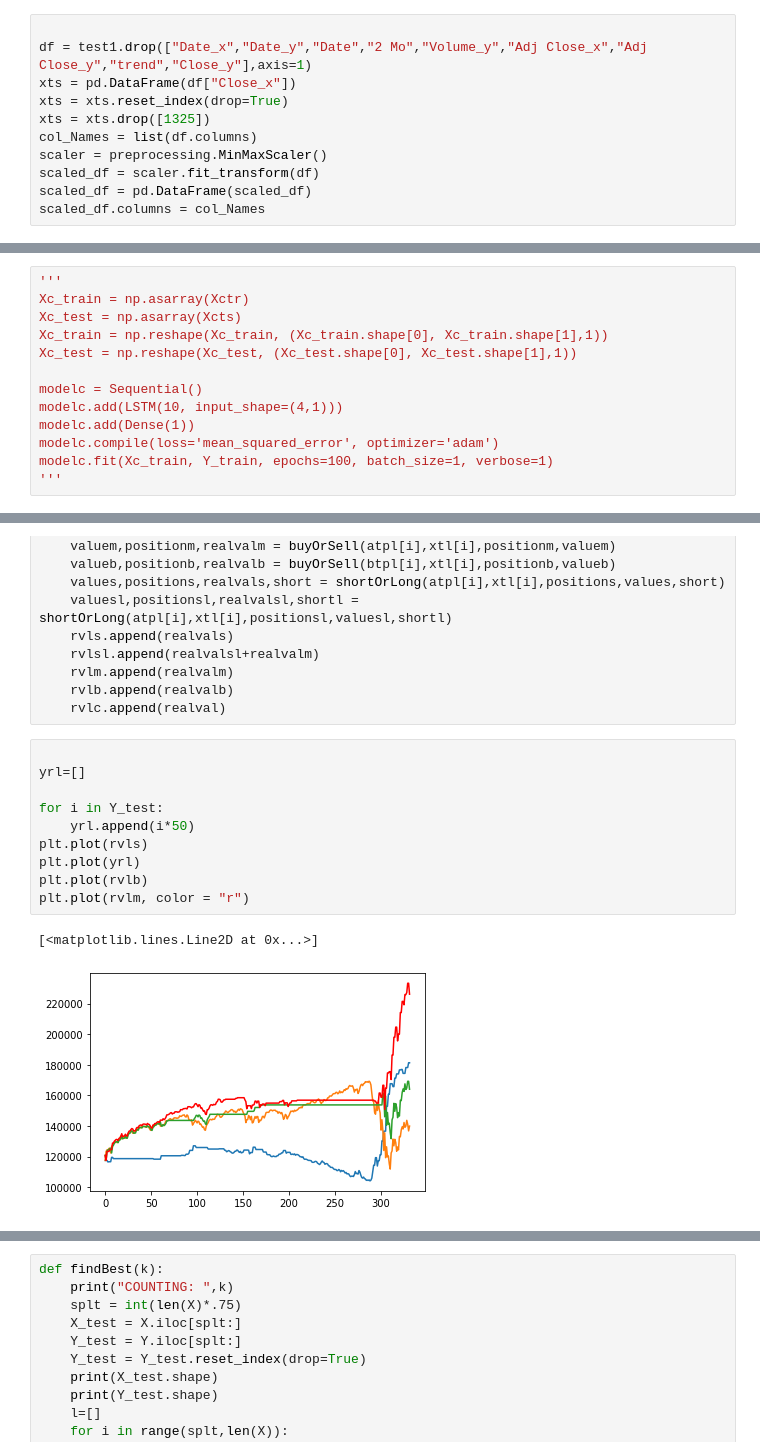
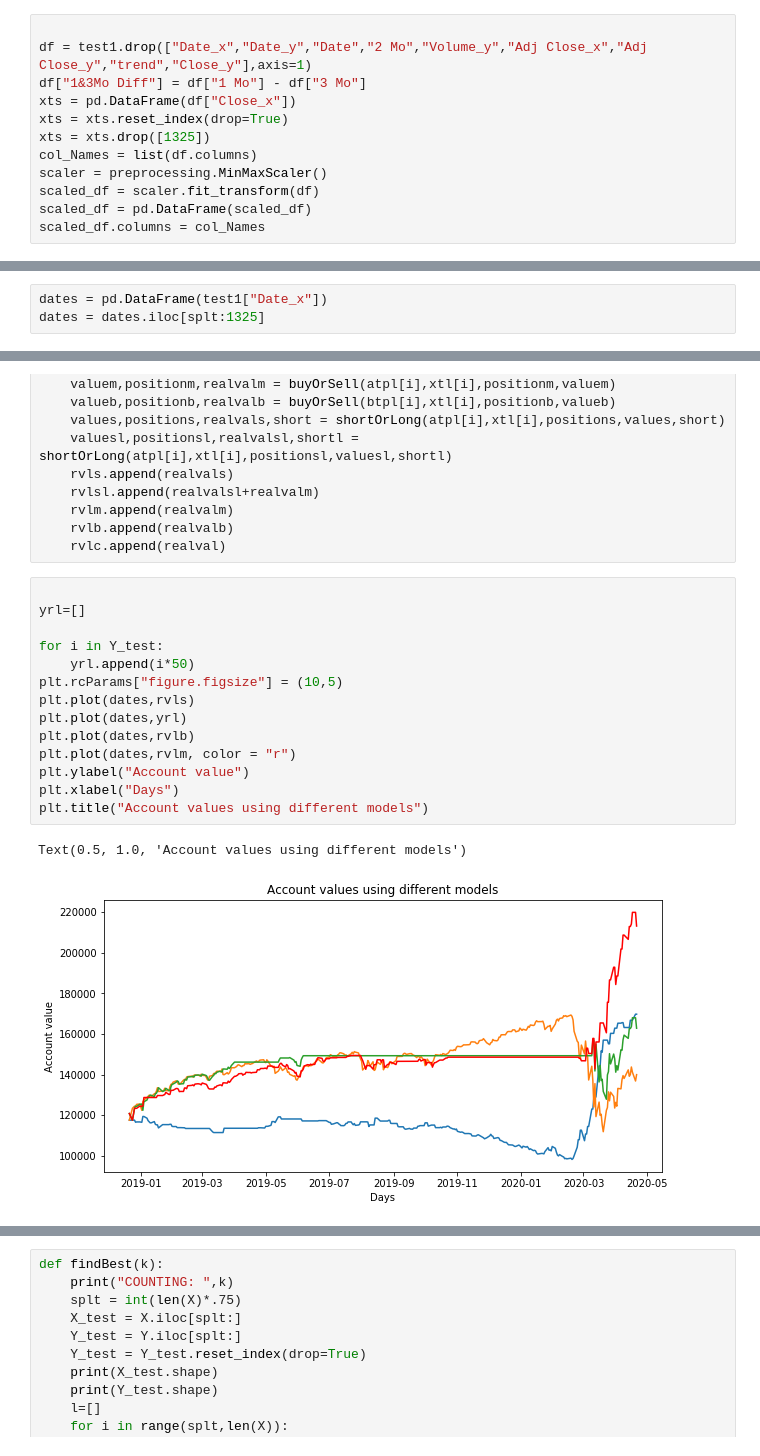
Before and after one commit to akframe123/bigdataproject, a Jupyter notebook: project.ipynb, the cells around one changed output, grey strips where cells are left out. Saved outputs shown, nothing was run; the diff lists cells and outputs as text.

```diff
--- a/project.ipynb
+++ b/project.ipynb
@@ -496,6 +460,7 @@ test1
 # %%
 
 df = test1.drop(["Date_x","Date_y","Date","2 Mo","Volume_y","Adj Close_x","Adj Close_y","trend","Close_y"],axis=1)
+df["1&3Mo Diff"] = df["1 Mo"] - df["3 Mo"]
 xts = pd.DataFrame(df["Close_x"])
 xts = xts.reset_index(drop=True)
 xts = xts.drop([1325])
@@ -618,16 +581,3 @@ print(Y_train.shape)
 (332, 1)
 (993, 5)
 (993, 1)
-# %%
-'''
-Xc_train = np.asarray(Xctr)
-Xc_test = np.asarray(Xcts)
-Xc_train = np.reshape(Xc_train, (Xc_train.shape[0], Xc_train.shape[1],1))
-Xc_test = np.reshape(Xc_test, (Xc_test.shape[0], Xc_test.shape[1],1))
-
-modelc = Sequential()
-modelc.add(LSTM(10, input_shape=(4,1)))
-modelc.add(Dense(1))
-modelc.compile(loss='mean_squared_error', optimizer='adam')
-modelc.fit(Xc_train, Y_train, epochs=100, batch_size=1, verbose=1)
-'''
@@ -877,6 +827,9 @@ def shortOrLong(testPredict,X_test,position,value,short):
             value-=short*X_test
             position = 0
             return value,position,value,short
+# %%
+dates = pd.DataFrame(test1["Date_x"])
+dates = dates.iloc[splt:1325]
 # %%
 value = 50
 valuem = 50
@@ -921,16 +874,20 @@ for i in range(len(testPredict)):
 # %%
 
 yrl=[]
 
 for i in Y_test:
     yrl.append(i*50)
-plt.plot(rvls)
-plt.plot(yrl)
-plt.plot(rvlb)
-plt.plot(rvlm, color = "r")
+plt.rcParams["figure.figsize"] = (10,5)
+plt.plot(dates,rvls)
+plt.plot(dates,yrl)
+plt.plot(dates,rvlb)
+plt.plot(dates,rvlm, color = "r")
+plt.ylabel("Account value")
+plt.xlabel("Days")
+plt.title("Account values using different models")
 # %% [output]
-[<matplotlib.lines.Line2D at 0x...>]
+Text(0.5, 1.0, 'Account values using different models')
-[figure, old version]
+[figure, new version]
 # %%
 print("S&P 500 index account growth from long term holding: %.4f " % (((yrl[-1] - starting)/starting)*100),"%")
 print("Baseline account growth: %.4f " % (((rvlb[-1] - starting)/starting)*100),"%")
```
Also changed, not shown: parts of 38 cells of this notebook.
